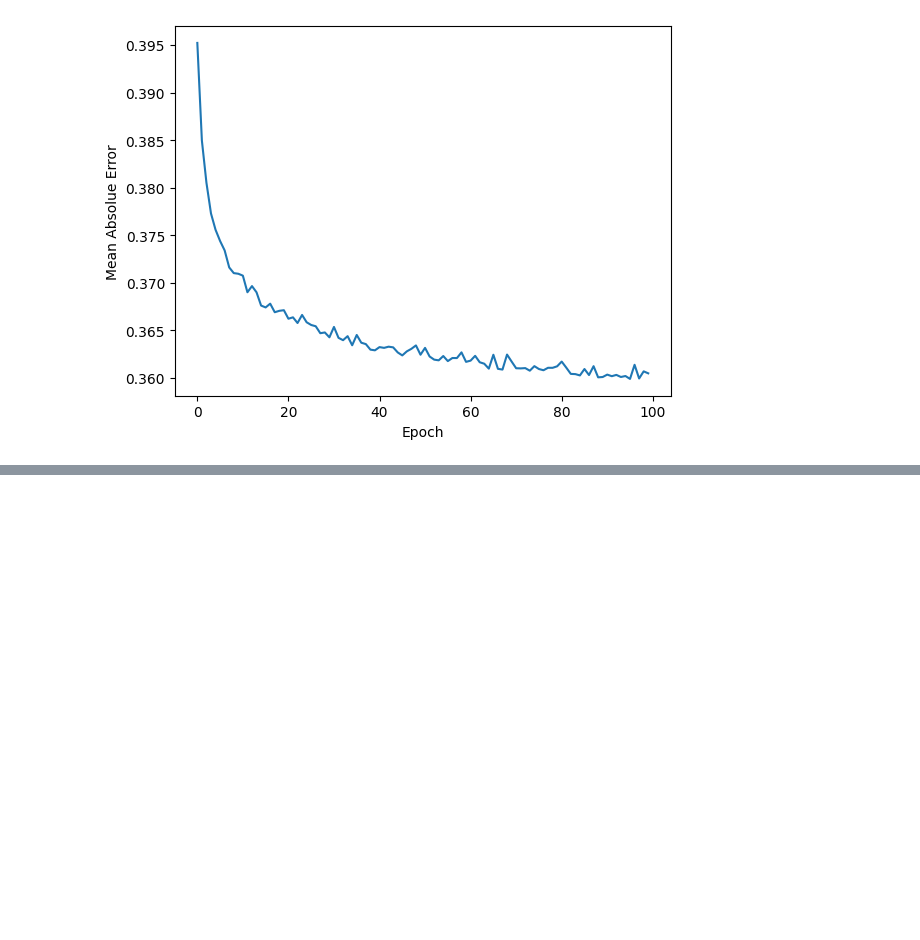
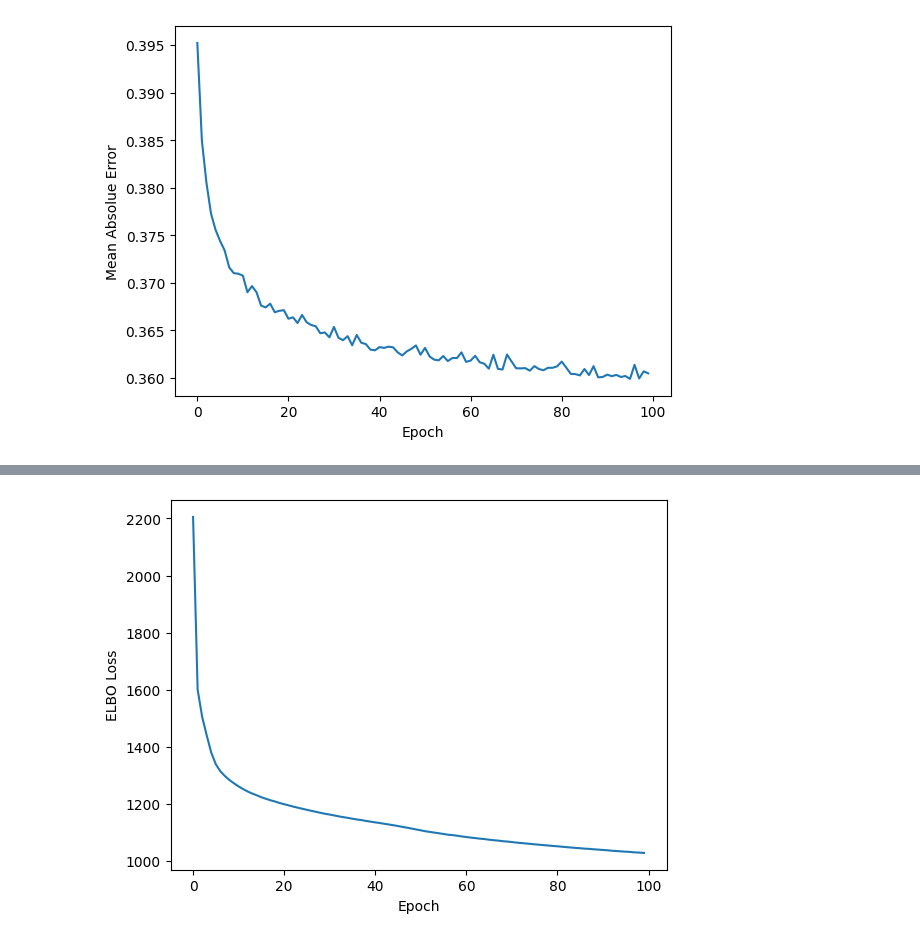
Before and after one commit to marcosbenicio/bayesian-neural-network, a Jupyter notebook: 02-regression/bnn_regression_test.ipynb, the cells around one changed output, grey strips where cells are left out. Cells and saved outputs as stored; diff of their text form; code cells hidden in the pictures; blank space fills up the shorter version.

Commit message:
running tests for the model

```diff
--- a/02-regression/bnn_regression_test.ipynb
+++ b/02-regression/bnn_regression_test.ipynb
@@ -372,0 +585,36 @@ plt.show()
+# %%
+
+# Instantiate the model
+model2 = BayesianNN2Heads([7, 256, 128], [64, 32, 1])
+# Use the Adam optimizer
+optimizer = tf.keras.optimizers.Adam(learning_rate=L_RATE)
+
+N = x_train.shape[0]
+
+@tf.function
+def train_step(x_data, y_data):
+    with tf.GradientTape() as tape:
+        log_likelihoods = model2.log_likelihood(x_data, y_data)
+        kl_loss = model2.losses
+        elbo_loss = kl_loss/N - tf.reduce_mean(log_likelihoods)
+    gradients = tape.gradient(elbo_loss, model2.trainable_variables)
+    optimizer.apply_gradients(zip(gradients, model2.trainable_variables))
+    return elbo_loss
+
+# Fit the model
+elbo2 = np.zeros(EPOCHS)
+mae2 = np.zeros(EPOCHS)
+for epoch in range(EPOCHS):
+
+    # Update weights each batch
+    for x_data, y_data in data_train:
+        elbo2[epoch] += train_step(x_data, y_data)
+
+    # Evaluate performance on validation data
+    for x_data, y_data in data_val:
+        y_pred = model2(x_data, sampling=False)[:, 0]
+        mae2[epoch] = mean_absolute_error(y_pred, y_data)
+
+
+    # Print ELBO and MAE for each epoch
+    print(f"Epoch {epoch+1}: Train_ELBO = {elbo2[epoch]}, Val_MAE = {mae2[epoch]}")
@@ -372,0 +639,8 @@ plt.show()
+# %%
+# Plot the ELBO Loss over training
+plt.plot(elbo2)
+plt.xlabel('Epoch')
+plt.ylabel('ELBO Loss')
+plt.show()
+# %% [output]
+[figure, added]
```
Also changed, not shown: parts of 9 cells of this notebook, 1 other file.
